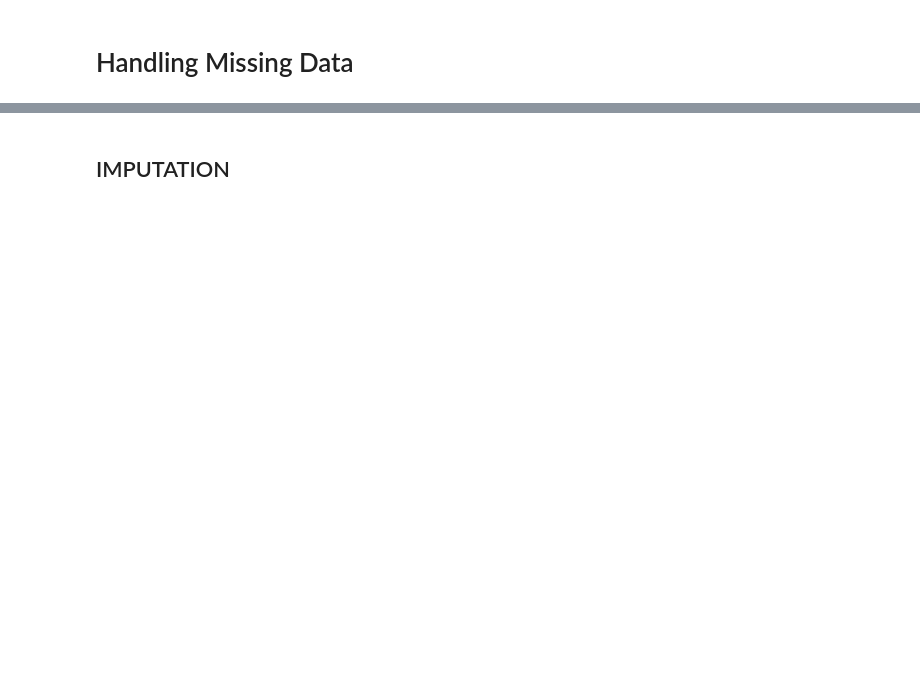
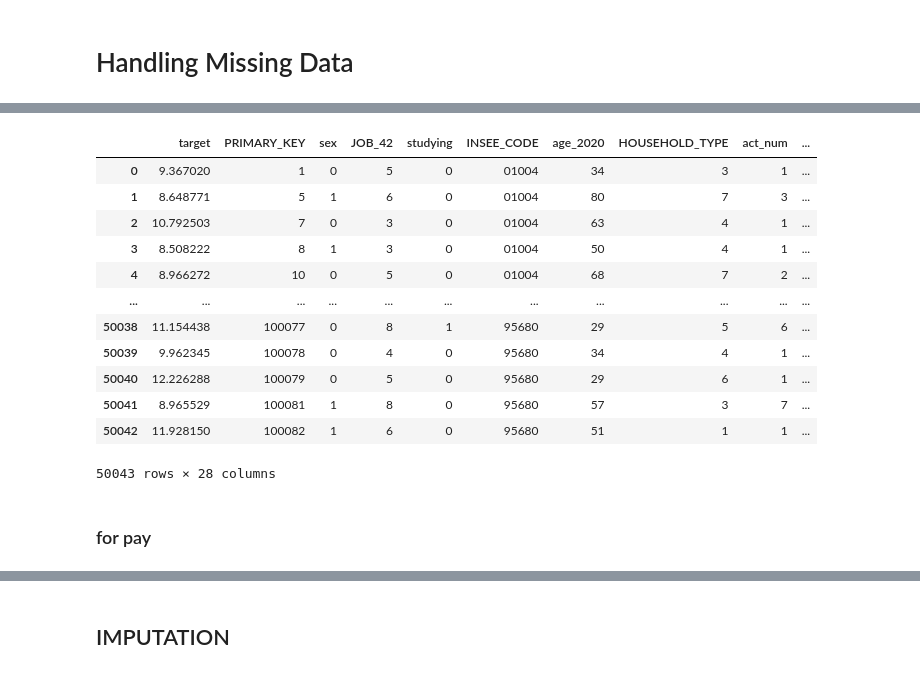
Before and after one commit to rinaaro/Machine-Learning-Project, a Jupyter notebook: merging_v3.ipynb, the cells around one changed output, grey strips where cells are left out. Saved outputs shown, nothing was run; the diff lists cells and outputs as text; code cells hidden in the pictures; blank space fills up the shorter version.

```diff
--- a/merging_v3.ipynb
+++ b/merging_v3.ipynb
@@ -109,5 +109,13 @@ def sector_mapping(nace_code):
 
 code_Economic_sector["Nomenclature"] = code_Economic_sector["Code"].map(sector_mapping)
 code_Economic_sector["Economic_sector_num"] = pd.factorize(code_Economic_sector["Nomenclature"])[0] + 1
+
+#code_emp_contract["emp_contract_num"] = pd.factorize(code_emp_contract["Code"])[0] + 1
+code_HIGHEST_CREDENTIAL["HIGHEST_CREDENTIAL_num"] = pd.factorize(code_HIGHEST_CREDENTIAL["Code"])[0] + 1
+code_act["act_num"] = pd.factorize(code_act["Code"])[0] + 1
+
+#learn_dataset_emp_contract = pd.merge(learn_dataset_emp_contract, code_emp_contract, left_on="emp_contract",  right_on="Code")
+#learn_dataset_emp_contract.drop(["Code", "Libellé"], axis=1, inplace=True)
+#replace this with one-hot-encoding
 # %% [markdown]
 ## Merging
@@ -214,3 +261,24 @@ dtype: object
+# %%
+learn_data['Employer_category'] = learn_data.apply(
+    lambda row: 10 if pd.isna(row['Employer_category']) and (row['JOB_42'] == 8 or row['act_num'] == 2) #unemployed
+    else (0 if pd.isna(row['Employer_category']) else row['Employer_category']), #employed and retired missing
+    axis=1
+)
+learn_data['employee_count'] = learn_data.apply(
+    lambda row: 7 if pd.isna(row['employee_count']) and (row['JOB_42'] == 8 or row['act_num'] == 2)
+    else (0 if pd.isna(row['employee_count']) else row['employee_count']),
+    axis=1
+)
+# %%
+#learn_data.loc[learn_data['JOB_42'].str.startswith('csp_7', na=False), 'JOB_42'] = learn_data['FORMER_JOB_42']
+# Replace values in 'JOB_42' with 'FORMER_JOB_42' where JOB_42 == 7
+learn_data.loc[learn_data['JOB_42'] == 7, 'JOB_42'] = learn_data['FORMER_JOB_42']
+learn_data.loc[(learn_data['emp_contract'] == 'Unemployed') & (learn_data['Pay'].isna()), 'Pay'] = 0
+learn_data.loc[(learn_data['emp_contract'] == 'Unemployed') & (learn_data['WORKING_HOURS'].isna()), 'WORKING_HOURS'] = 0
+
+learn_data = learn_data.drop(columns=["act", "former_emp_contract", "RETIREMENT_PAY", "retirement_age", "FORMER_JOB_42", "Economic_sector", "Code", "Libellé", "Nomenclature", "X", "Y"])
+#or keep nomenclature, remove economic_sector_num
+#remove INSEE_CODE?
 # %% [markdown]
 # Handling Missing Data
 # %%
@@ -248,0 +331,5 @@ emp_contract                  12727               25.4
+# %%
+#avg_working_hours = learn_data.groupby("JOB_42")["WORKING_HOURS"].mean().round()
+avg_working_hours = learn_data.loc[learn_data["WORKING_HOURS"] != 0].groupby("JOB_42_og")["WORKING_HOURS"].mean().round()
+
+avg_working_hours
@@ -248,0 +354,27 @@ emp_contract                  12727               25.4
+# %%
+#learn_data["WORKING_HOURS"] = learn_data.apply(
+#    lambda row: avg_working_hours[row["JOB_42"]] if pd.isnull(row["WORKING_HOURS"]) else row["WORKING_HOURS"],
+#    axis=1
+#)
+
+learn_data["WORKING_HOURS"] = learn_data.apply(
+    lambda row: avg_working_hours.get(row["JOB_42_og"], np.nan) if pd.isnull(row["WORKING_HOURS"]) else row["WORKING_HOURS"],
+    axis=1
+)
+learn_data
+# %% [output]
+|  | target | PRIMARY_KEY | sex | JOB_42 | studying | INSEE_CODE | age_2020 | HOUSEHOLD_TYPE | act_num | ... |
+| 0 | 9.367020 | 1 | 0 | 5 | 0 | 01004 | 34 | 3 | 1 | ... |
+| 1 | 8.648771 | 5 | 1 | 6 | 0 | 01004 | 80 | 7 | 3 | ... |
+| 2 | 10.792503 | 7 | 0 | 3 | 0 | 01004 | 63 | 4 | 1 | ... |
+| 3 | 8.508222 | 8 | 1 | 3 | 0 | 01004 | 50 | 4 | 1 | ... |
+| 4 | 8.966272 | 10 | 0 | 5 | 0 | 01004 | 68 | 7 | 2 | ... |
+| ... | ... | ... | ... | ... | ... | ... | ... | ... | ... | ... |
+| 50038 | 11.154438 | 100077 | 0 | 8 | 1 | 95680 | 29 | 5 | 6 | ... |
+| 50039 | 9.962345 | 100078 | 0 | 4 | 0 | 95680 | 34 | 4 | 1 | ... |
+| 50040 | 12.226288 | 100079 | 0 | 5 | 0 | 95680 | 29 | 6 | 1 | ... |
+| 50041 | 8.965529 | 100081 | 1 | 8 | 0 | 95680 | 57 | 3 | 7 | ... |
+| 50042 | 11.928150 | 100082 | 1 | 6 | 0 | 95680 | 51 | 1 | 1 | ... |
+50043 rows × 28 columns
+# %% [markdown]
+### for pay
```
Also changed, not shown: parts of 51 cells of this notebook.
